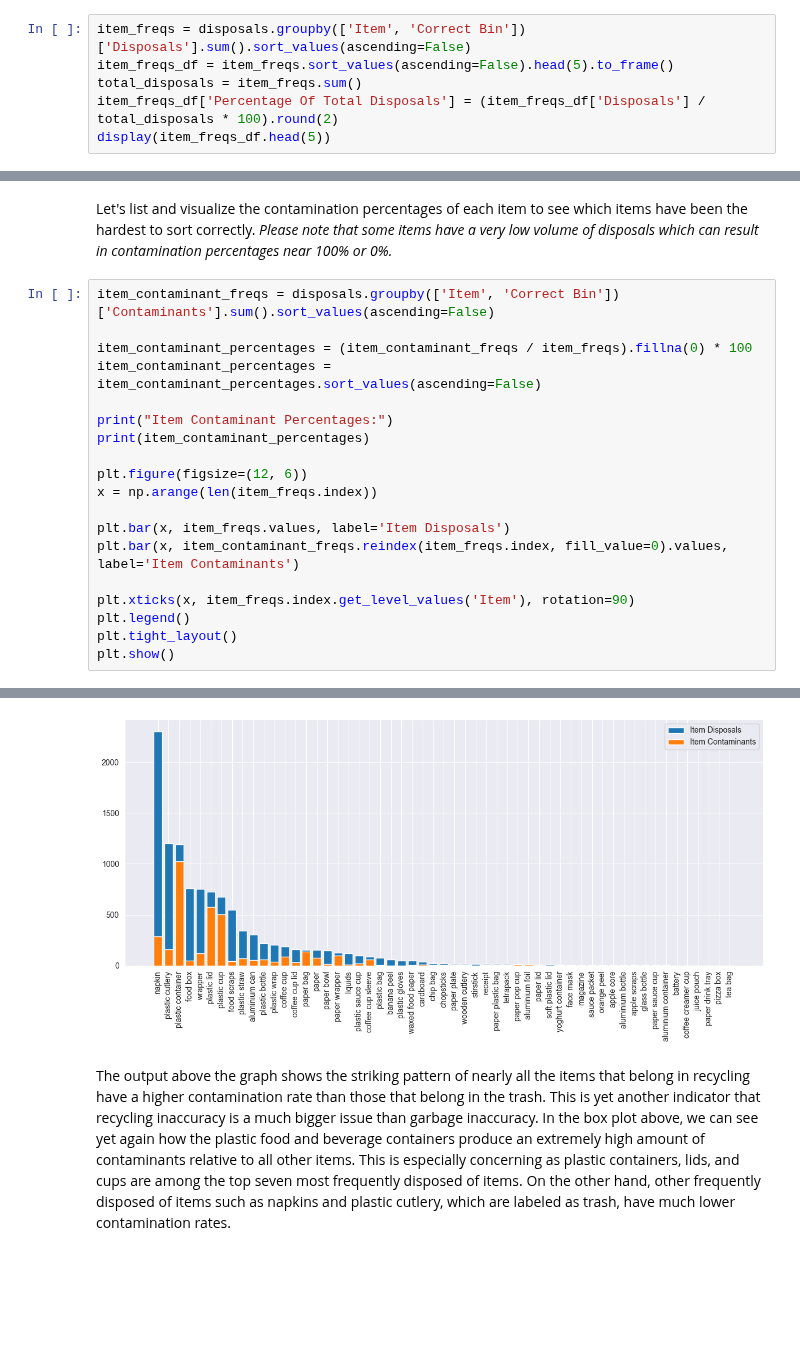
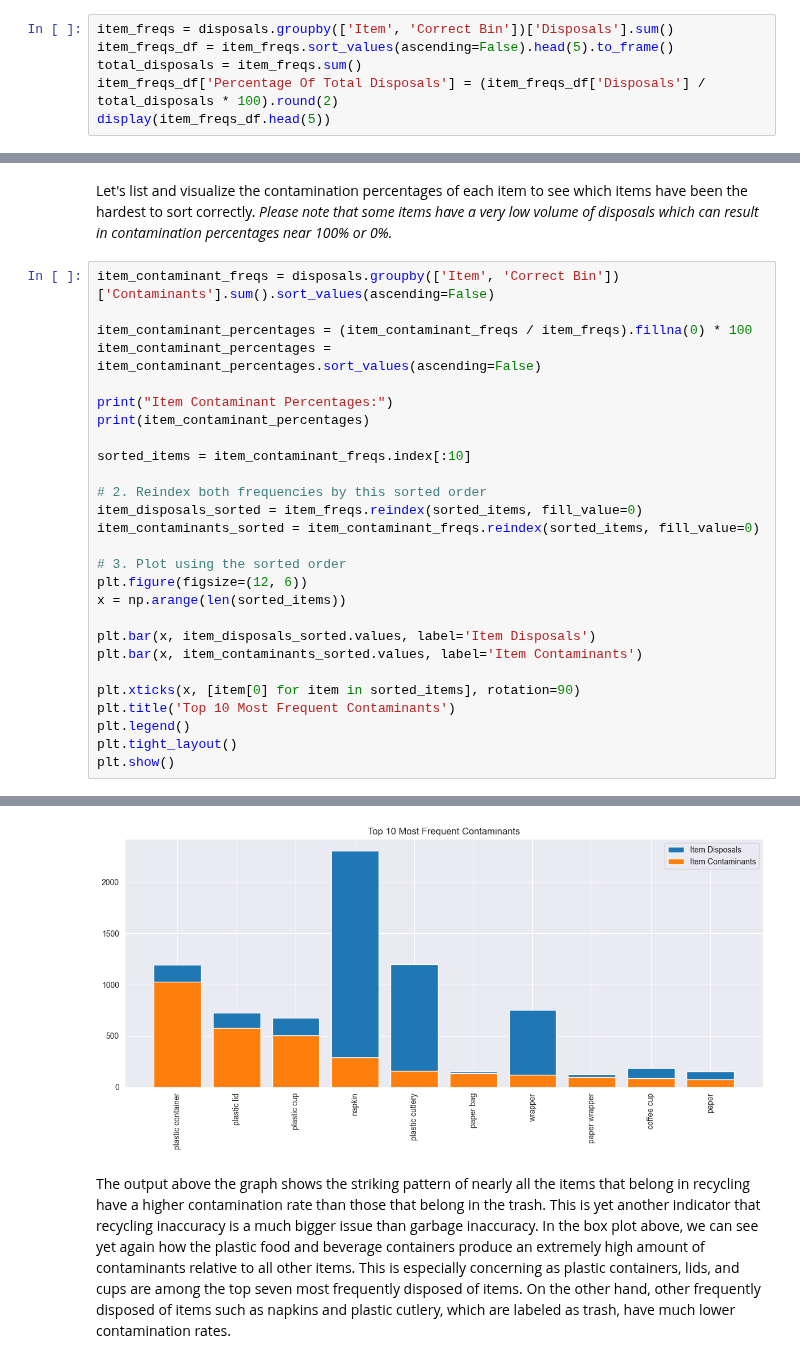
Before and after one commit to bps78/Oscar-Research-Project, a Jupyter notebook: oscar_project.ipynb, the cells around one changed output, grey strips where cells are left out. Drawn from its saved outputs; the diff is of its cells as text; blank space fills up the shorter version.

```diff
--- a/oscar_project.ipynb
+++ b/oscar_project.ipynb
@@ -303,7 +306,7 @@ From this visual we can reason that the device located in Union South sees the m
 # %% [markdown]
 Let's now take a look at some item-by-item statistics. We can start by looking at what the top 5 most dispossed of items are across all devices and dates.
 # %%
-item_freqs = disposals.groupby(['Item', 'Correct Bin'])['Disposals'].sum().sort_values(ascending=False)
+item_freqs = disposals.groupby(['Item', 'Correct Bin'])['Disposals'].sum()
 item_freqs_df = item_freqs.sort_values(ascending=False).head(5).to_frame()
 total_disposals = item_freqs.sum()
 item_freqs_df['Percentage Of Total Disposals'] = (item_freqs_df['Disposals'] / total_disposals * 100).round(2)
@@ -346,38 +349,46 @@ item_contaminant_freqs = disposals.groupby(['Item', 'Correct Bin'])['Contaminant
 item_contaminant_percentages = (item_contaminant_freqs / item_freqs).fillna(0) * 100
 item_contaminant_percentages = item_contaminant_percentages.sort_values(ascending=False)
 
 print("Item Contaminant Percentages:")
 print(item_contaminant_percentages)
 
+sorted_items = item_contaminant_freqs.index[:10]
+
+# 2. Reindex both frequencies by this sorted order
+item_disposals_sorted = item_freqs.reindex(sorted_items, fill_value=0)
+item_contaminants_sorted = item_contaminant_freqs.reindex(sorted_items, fill_value=0)
+
+# 3. Plot using the sorted order
 plt.figure(figsize=(12, 6))
-x = np.arange(len(item_freqs.index))
+x = np.arange(len(sorted_items))
 
-plt.bar(x, item_freqs.values, label='Item Disposals')
-plt.bar(x, item_contaminant_freqs.reindex(item_freqs.index, fill_value=0).values, label='Item Contaminants')
+plt.bar(x, item_disposals_sorted.values, label='Item Disposals')
+plt.bar(x, item_contaminants_sorted.values, label='Item Contaminants')
 
-plt.xticks(x, item_freqs.index.get_level_values('Item'), rotation=90)
+plt.xticks(x, [item[0] for item in sorted_items], rotation=90)
+plt.title('Top 10 Most Frequent Contaminants')
 plt.legend()
 plt.tight_layout()
 plt.show()
 # %% [output]
 Item Contaminant Percentages:
 Item                 Correct Bin
 glass bottle         Recycling      100.000000
 paper drink tray     Recycling      100.000000
 aluminium foil       Recycling       91.666667
 paper bag            Recycling       87.662338
 plastic container    Recycling       86.073826
 paper pop cup        Recycling       84.615385
 plastic lid          Recycling       79.724138
 paper wrapper        Recycling       76.984127
 plastic cup          Recycling       74.777448
 coffee cup sleeve    Recycling       69.767442
 ... (42 lines left out)
 sauce packet         Trash            0.000000
 tea bag              Trash            0.000000
 soft plastic lid     Trash            0.000000
 dtype: float64
-[figure, old version]
+[figure, new version]
 # %% [markdown]
 The output above the graph shows the striking pattern of nearly all the items that belong in recycling have a higher contamination rate than those that belong in the trash. This is yet another indicator that recycling inaccuracy is a much bigger issue than garbage inaccuracy. In the box plot above, we can see yet again how the plastic food and beverage containers produce an extremely high amount of contaminants relative to all other items. This is especially concerning as plastic containers, lids, and cups are among the top seven most frequently disposed of items. On the other hand, other frequently disposed of items such as napkins and plastic cutlery, which are labeled as trash, have much lower contamination rates.
 # %% [markdown]
```
Also changed, not shown: parts of 20 cells of this notebook, 1 other file.
